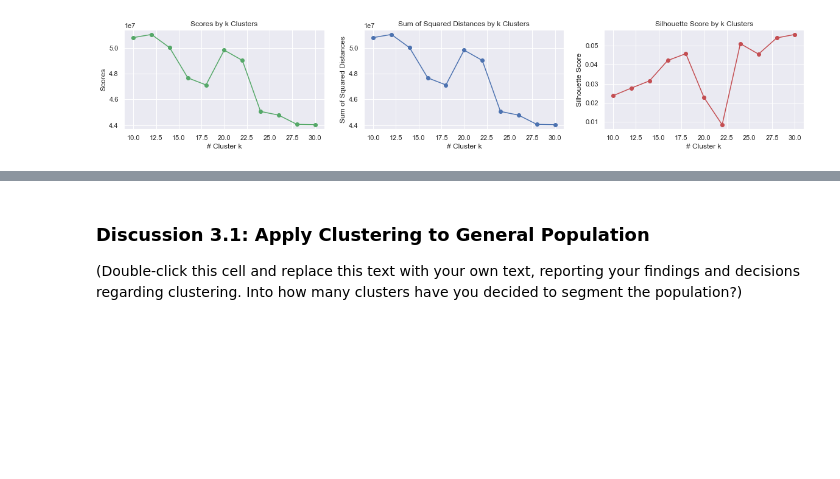
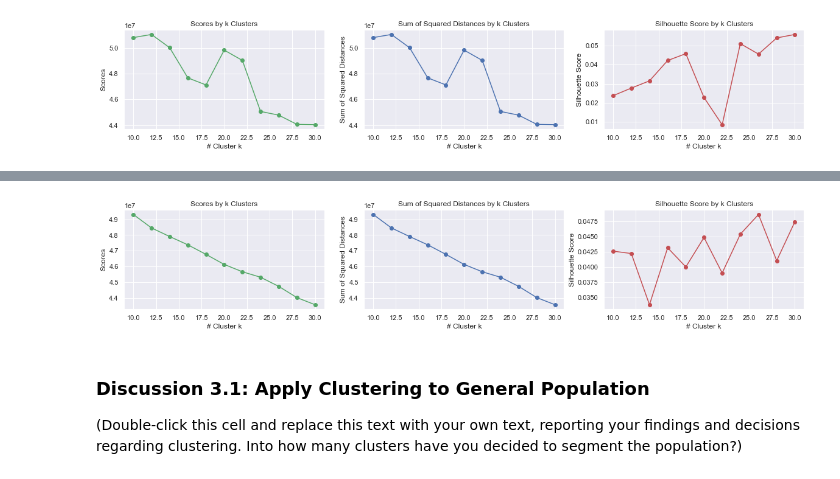
Before and after one commit to brosales8/customer_segmentation, a Jupyter notebook: Identify_Customer_Segments.ipynb, the cells around one changed output, grey strips where cells are left out. Drawn from its saved outputs; the diff is of its cells as text; code cells hidden in the pictures; blank space fills up the shorter version.

Commit message:
Included graphs for Kmeans and 3 metrics.

```diff
--- a/Identify_Customer_Segments.ipynb
+++ b/Identify_Customer_Segments.ipynb
@@ -1235,3 +1238,8 @@ k =  24
+# %%
+k = range(start,end,2)
+plot_scores(k, scores1, ssd1, silhouette1)
+# %% [output]
+[figure, added]
 # %%
 # Re-fit the k-means model with the selected number of clusters and obtain
 # cluster predictions for the general population demographics data.
```
Also changed, not shown: parts of 1 cell of this notebook.
